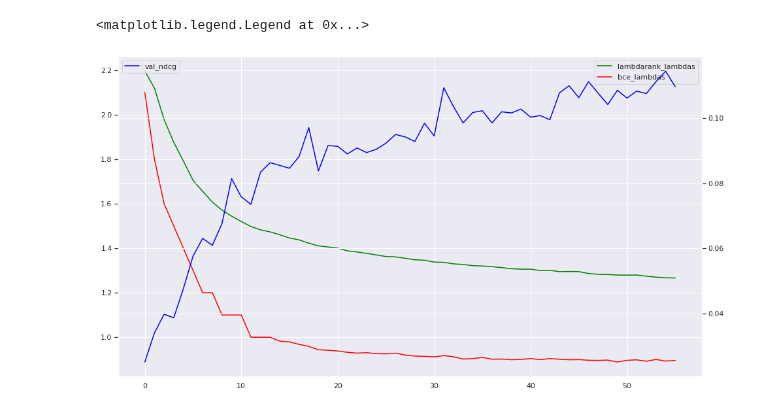
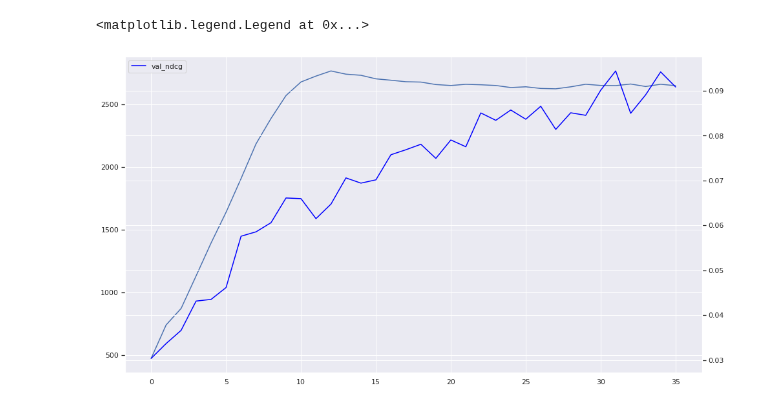
Before and after one commit to asash/gptrec_rl, a Jupyter notebook: evaluation/lambdas_len.ipynb, the cells around one changed output. Drawn from its saved outputs; the diff is of its cells as text; code cells hidden in the pictures.

```diff
--- a/evaluation/lambdas_len.ipynb
+++ b/evaluation/lambdas_len.ipynb
@@ -6,7 +6,7 @@ import numpy as np
 
 seaborn.set()
 # %%
-data = get_data_from_logs("./results/ml_benchmark20m_2021_12_07T18_09_27/stdout", 0)
+data = get_data_from_logs("./results/ml_benchmark20m_2021_12_07T20_37_41/stdout", 0)
 # %%
 def get_metric(metric_history, metric_name):
     result = []
@@ -17,21 +17,23 @@ def get_metric(metric_history, metric_name):
             print(item)
     return np.array(result)
 # %%
-experiment_num = 1
+experiment_num = 0
 lambdarank_lambdas_len = get_metric(data[experiment_num]['metrics_history'], "lambdarank_lambdas_len")
-bce_lambdas_len = get_metric(data[experiment_num]['metrics_history'], "bce_lambdas_len")*1000
+bce_lambdas_len = get_metric(data[experiment_num]['metrics_history'], "bce_lambdas_len")
 val_ndcg = get_metric(data[experiment_num]['metrics_history'], "val_ndcg")
 # %%
 plt.figure(figsize=(16, 9))
-plt.plot(lambdarank_lambdas_len[0:], color='green', label='lambdarank_lambdas')
-plt.plot(bce_lambdas_len[0:], color='red', label='bce_lambdas')
-plt.legend()
+#plt.plot(lambdarank_lambdas_len[0:], color='green', label='lambdarank_lambdas')
+#plt.plot(bce_lambdas_len[0:], color='red', label='bce_lambdas')
+
+plt.plot(lambdarank_lambdas_len/bce_lambdas_len)
+#plt.legend()
 
 
 ax2 = plt.twinx()
 ax2.plot(val_ndcg, color='blue', label='val_ndcg')
 
 ax2.legend()
 # %% [output]
 <matplotlib.legend.Legend at 0x...>
-[figure, old version]
+[figure, new version]
```
Also changed, not shown: 2 other files.
